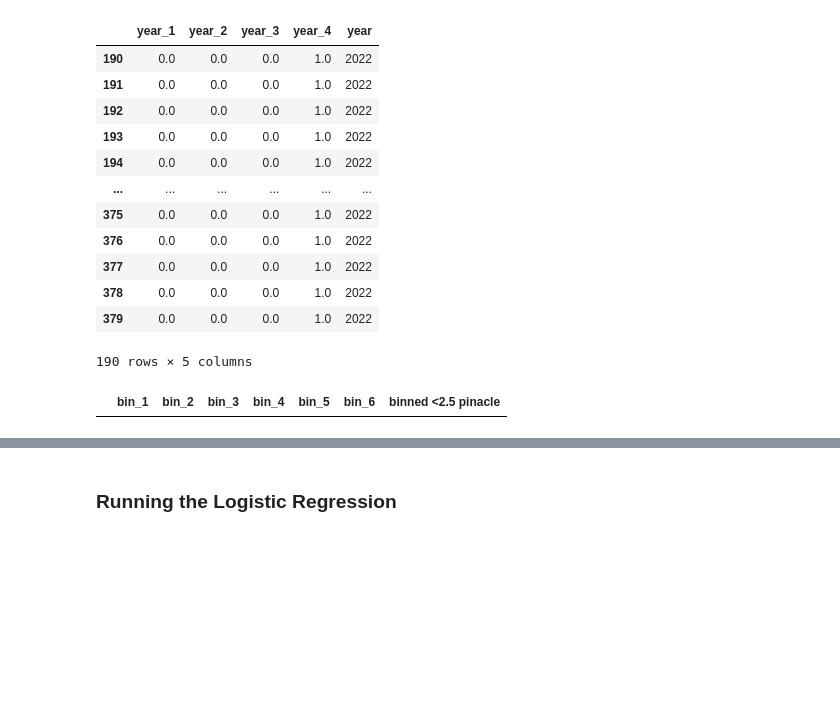
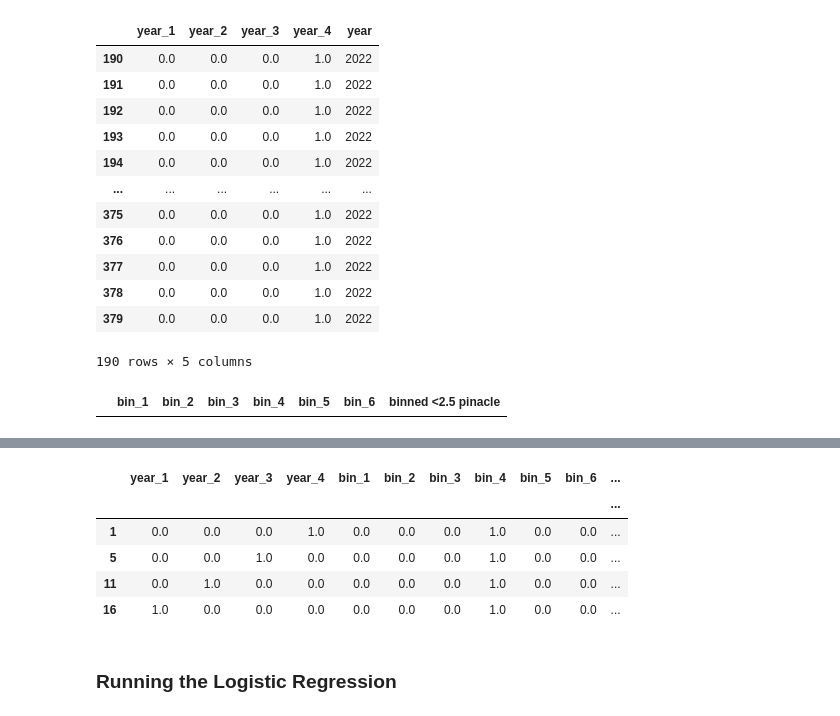
Before and after one commit to rafabertolace/OnThePitch, a Jupyter notebook: notebooks/first_model_v0.ipynb, the cells around one changed output, grey strips where cells are left out. Saved outputs shown, nothing was run; the diff lists cells and outputs as text; code cells hidden in the pictures; blank space fills up the shorter version.

```diff
--- a/notebooks/first_model_v0.ipynb
+++ b/notebooks/first_model_v0.ipynb
@@ -1063,3 +1028,7 @@ testing_bins_encoder[testing_bins_encoder['binned <2.5 pinacle']=='(30, 40]']
 log_reg_model_raw_data = data[["year_1","year_2","year_3","year_4","bin_1","bin_2","bin_3","bin_4","bin_5","bin_6",'payout_under_2.5_pinacle']]
 # %%
 log_reg_model_raw_data_final = log_reg_model_raw_data.groupby(["year_1","year_2","year_3","year_4","bin_1","bin_2","bin_3","bin_4","bin_5","bin_6"]).mean()
+# %%
+log_reg_model_raw_data_final_count = log_reg_model_raw_data.groupby(["year_1","year_2","year_3","year_4","bin_1","bin_2","bin_3","bin_4","bin_5","bin_6"]).agg(['mean','count'])
+# %%
+log_reg_model_raw_data_final_count.reset_index(inplace=True)
@@ -1066,3 +1051,14 @@ log_reg_model_raw_data_final = log_reg_model_raw_data.groupby(["year_1","year_2"
+# %%
+log_reg_model_raw_data_final_count_2 = log_reg_model_raw_data_final_count[log_reg_model_raw_data_final_count['payout_under_2.5_pinacle', 'count']>30]
+# %%
+log_reg_model_raw_data_final_count_2[log_reg_model_raw_data_final_count_2['bin_4']==1]
+# %% [output]
+|  | year_1 | year_2 | year_3 | year_4 | bin_1 | bin_2 | bin_3 | bin_4 | bin_5 | bin_6 | ... |
+|  |  |  |  |  |  |  |  |  |  |  | ... |
+| 1 | 0.0 | 0.0 | 0.0 | 1.0 | 0.0 | 0.0 | 0.0 | 1.0 | 0.0 | 0.0 | ... |
+| 5 | 0.0 | 0.0 | 1.0 | 0.0 | 0.0 | 0.0 | 0.0 | 1.0 | 0.0 | 0.0 | ... |
+| 11 | 0.0 | 1.0 | 0.0 | 0.0 | 0.0 | 0.0 | 0.0 | 1.0 | 0.0 | 0.0 | ... |
+| 16 | 1.0 | 0.0 | 0.0 | 0.0 | 0.0 | 0.0 | 0.0 | 1.0 | 0.0 | 0.0 | ... |
 # %%
 log_reg_model_raw_data_final = log_reg_model_raw_data_final.reset_index()
 # %%
```
Also changed, not shown: parts of 11 cells of this notebook, 8 other files.
